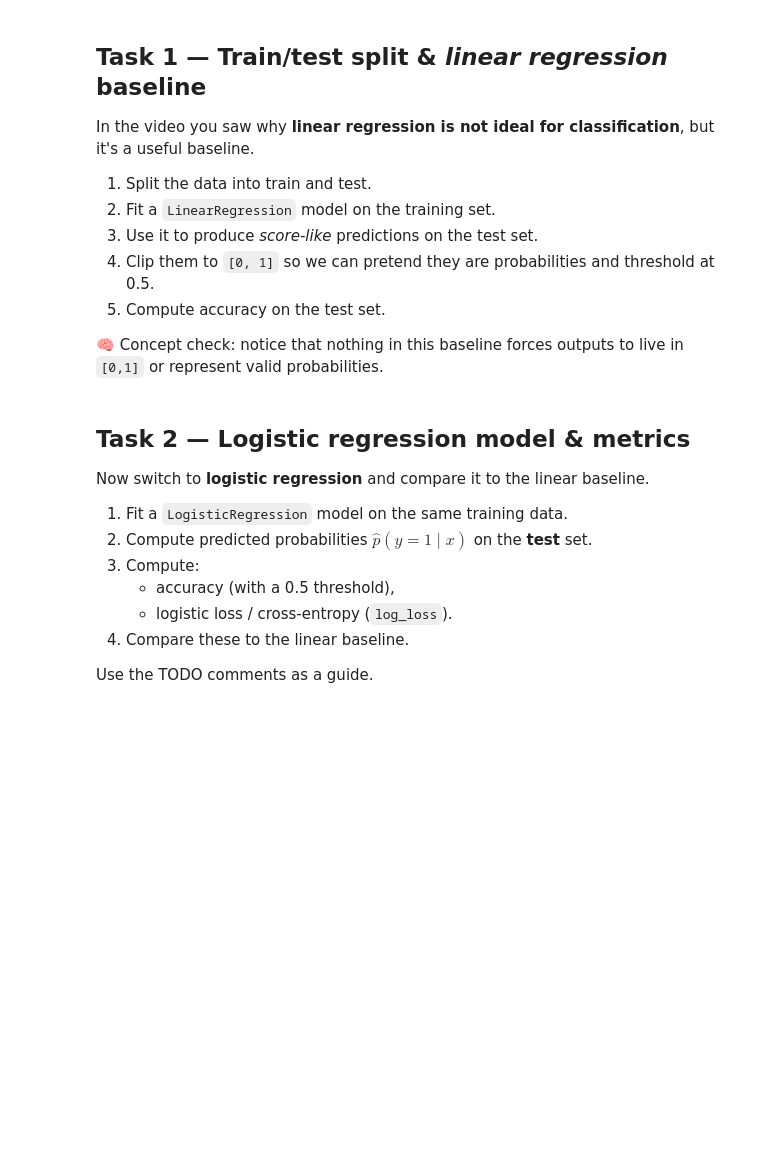
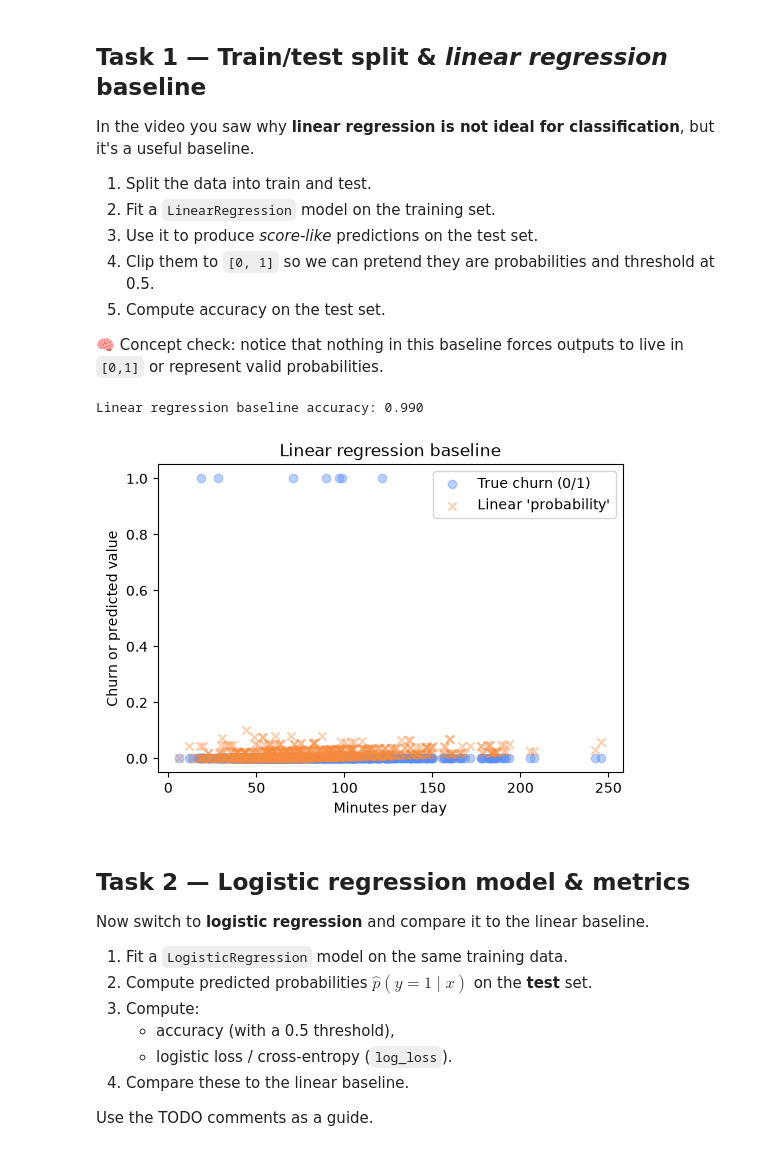
Before and after one commit to YanruiWang/CSCI3151_note, a Jupyter notebook: m05.ipynb, the cells around one changed output. Saved outputs shown, nothing was run; the diff lists cells and outputs as text; code cells hidden in the pictures; blank space fills up the shorter version.

```diff
--- a/m05.ipynb
+++ b/m05.ipynb
@@ -97,40 +106,43 @@ y = df["churned"]
 
 X_train, X_test, y_train, y_test = train_test_split(
     X, y,
-    test_size=0.2,
+    test_size=0.9,
     random_state=3151,
     stratify=y,  # TODO: why is stratify a good idea here?
 )
 
 lin_reg = LinearRegression()
 lin_reg.fit(X_train, y_train)  # TODO: what loss is this minimizing?
 
 # Raw predictions (may be outside [0, 1])
 y_score_lin = lin_reg.predict(X_test)
 
 # Treat them as pseudo-probabilities
 y_proba_lin = np.clip(y_score_lin, 0.0, 1.0)  # TODO: what is weird about this?
 y_pred_lin = (y_proba_lin >= 0.5).astype(int)
 
 acc_lin = accuracy_score(y_test, y_pred_lin)
 print(f"Linear regression baseline accuracy: {acc_lin:.3f}")
 
 # Simple check
 assert y_proba_lin.shape == y_test.shape
 
 plt.scatter(
     X_test["minutes_per_day"], y_test,
     alpha=0.4, label="True churn (0/1)"
 )
 plt.scatter(
     X_test["minutes_per_day"], y_proba_lin,
     alpha=0.4, marker="x", label="Linear 'probability'"
 )
 plt.xlabel("Minutes per day")
 plt.ylabel("Churn or predicted value")
 plt.legend()
 plt.title("Linear regression baseline")
 plt.show()
+# %% [output]
+Linear regression baseline accuracy: 0.990
+[figure, added]
 # %% [markdown]
 ## Task 2 — Logistic regression model & metrics
 
```
Also changed, not shown: parts of 3 cells of this notebook, 2 other files.
